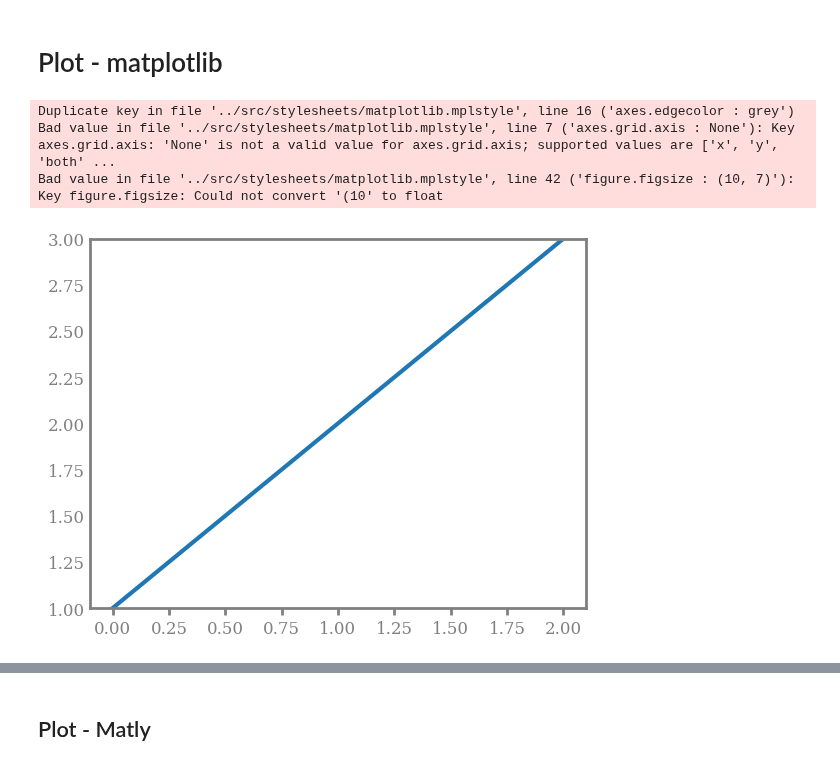
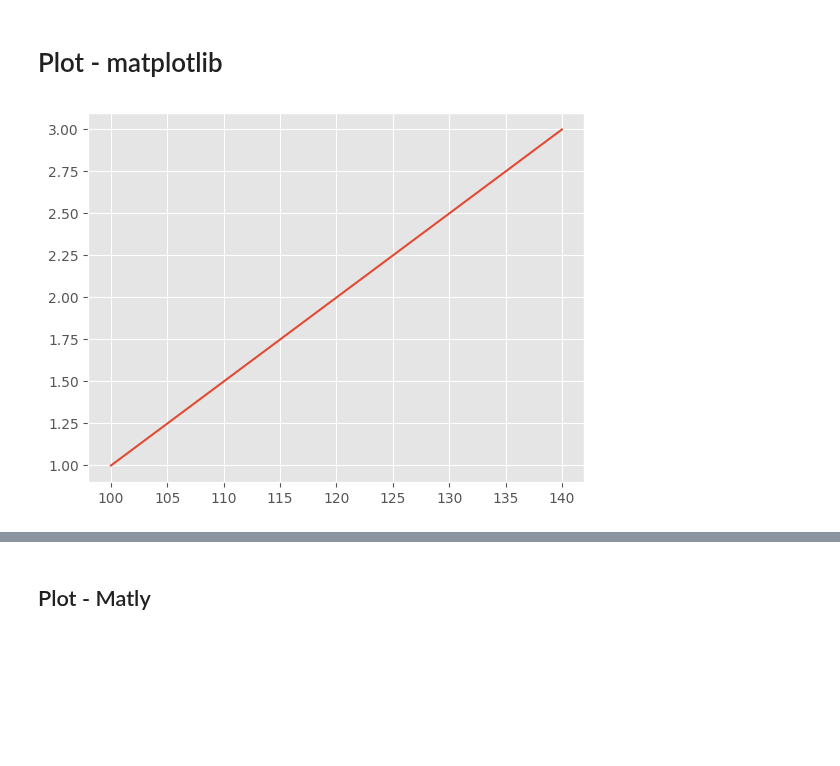
Before and after one commit to drmattcrooks/matly, a Jupyter notebook: notebooks/rcparams_tests.ipynb, the cells around one changed output, grey strips where cells are left out. Drawn from its saved outputs; the diff is of its cells as text; code cells hidden in the pictures; blank space fills up the shorter version.

```diff
--- a/notebooks/rcparams_tests.ipynb
+++ b/notebooks/rcparams_tests.ipynb
@@ -10,22 +10,19 @@ sys.path.append('../src')
 # %%
 import matly.pyplot as plt
 # %%
-stylesheet = "../src/stylesheets/matplotlib.mplstyle"
+# stylesheet = "../src/stylesheets/matplotlib.mplstyle"
+stylesheet = 'ggplot'
 # %% [markdown]
 # Plot - matplotlib
 # %%
 import matplotlib.pyplot as plt
 from matplotlib import rcParams
 
 plt.style.use(stylesheet)
-# rcParams['figure.subplot.hspace'] = 0.8
 
 f, ax = plt.subplots(1, 1)
 
-ax.plot([1, 2, 3])
+ax.plot([100, 120, 140], [1, 2, 3])
 f.show()
 # %% [output]
-Duplicate key in file '../src/stylesheets/matplotlib.mplstyle', line 16 ('axes.edgecolor : grey')
-Bad value in file '../src/stylesheets/matplotlib.mplstyle', line 7 ('axes.grid.axis : None'): Key axes.grid.axis: 'None' is not a valid value for axes.grid.axis; supported values are ['x', 'y', 'both' ...
-Bad value in file '../src/stylesheets/matplotlib.mplstyle', line 42 ('figure.figsize : (10, 7)'): Key figure.figsize: Could not convert '(10' to float
-[figure, old version]
+[figure, new version]
```
Also changed, not shown: parts of 6 cells of this notebook, 1 other file.
